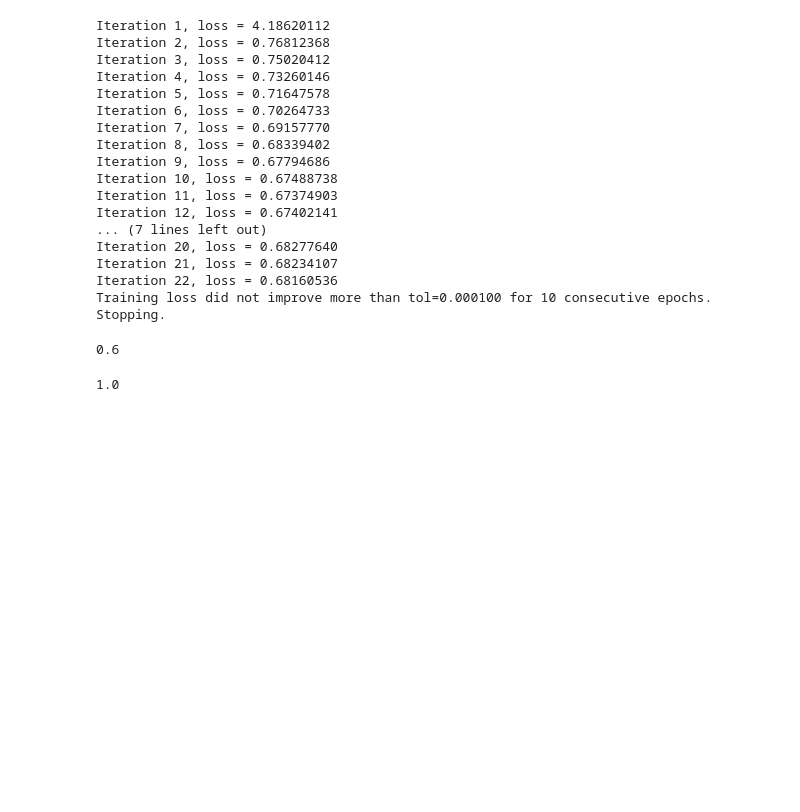
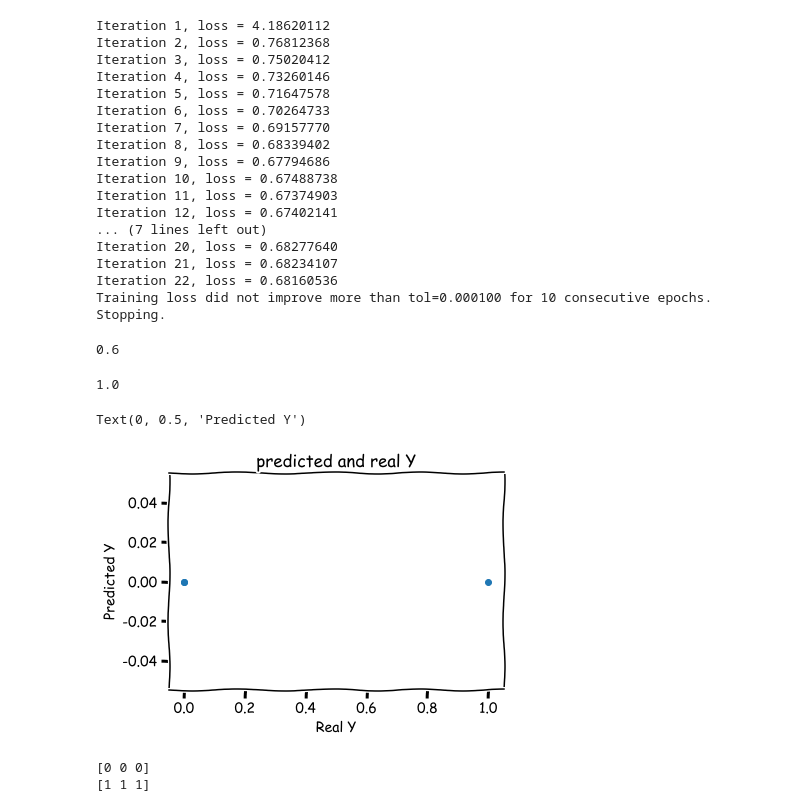
Before and after one commit to Abtinz/Machine-Learning-with-Python, a Jupyter notebook: Machine Learning with python/Classification/Neural Network/MLPClassifier.ipynb, the cells around one changed output. Drawn from its saved outputs; the diff is of its cells as text; code cells hidden in the pictures; blank space fills up the shorter version.

Commit message:
MLP predict and plot

```diff
--- a/Machine Learning with python/Classification/Neural Network/MLPClassifier.ipynb
+++ b/Machine Learning with python/Classification/Neural Network/MLPClassifier.ipynb
@@ -56,3 +56,6 @@ second_model.score(x_train ,y_train )
 model.score(x_train ,y_train )
 # %% [output]
 1.0
+# %%
+x_test = np.array([[2,2],[0,0],[1,1]])
+y_test = np.array([0,0,1])
@@ -58,0 +64,19 @@ model.score(x_train ,y_train )
+# %%
+y_pred = model.predict(x_test)
+# %%
+import matplotlib.pyplot as plt
+
+plt.xkcd();
+plt.scatter(y_test,y_pred)
+plt.title("predicted and real Y")
+plt.xlabel("Real Y")
+plt.ylabel("Predicted Y")
+# %% [output]
+Text(0, 0.5, 'Predicted Y')
+[figure, added]
+# %%
+print(y_pred)
+print(y_pred2)
+# %% [output]
+[0 0 0]
+[1 1 1]
```
Also changed, not shown: parts of 2 cells of this notebook.
